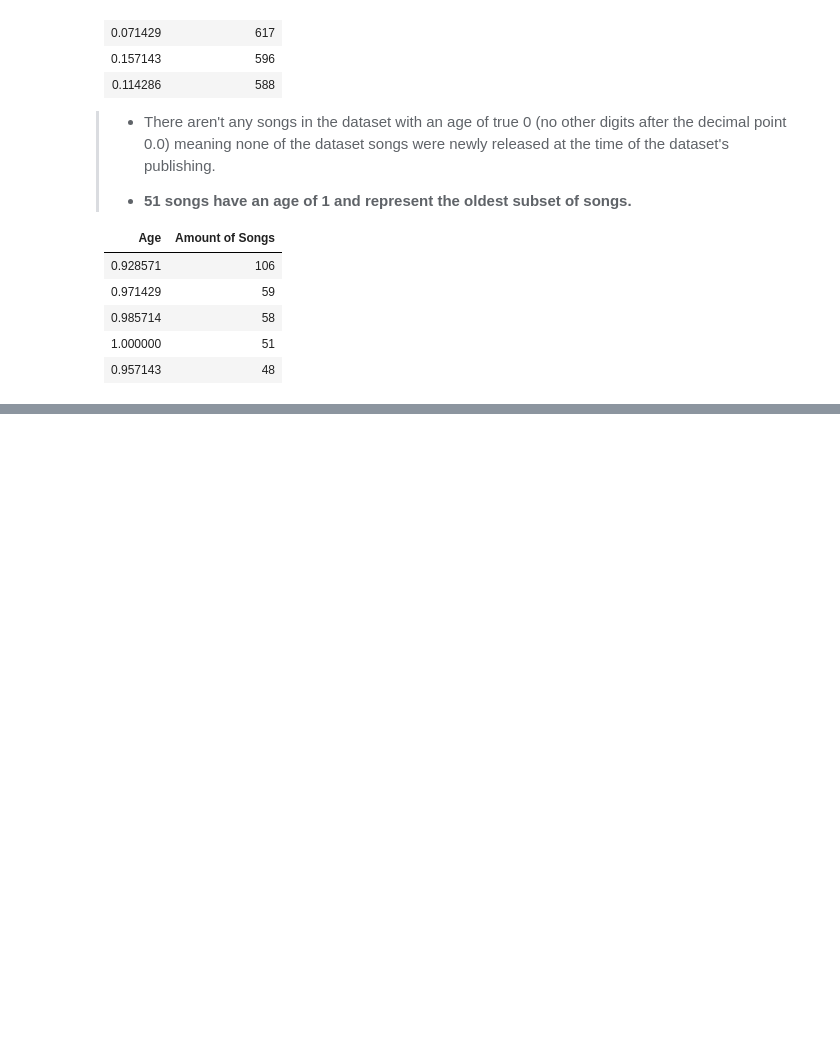
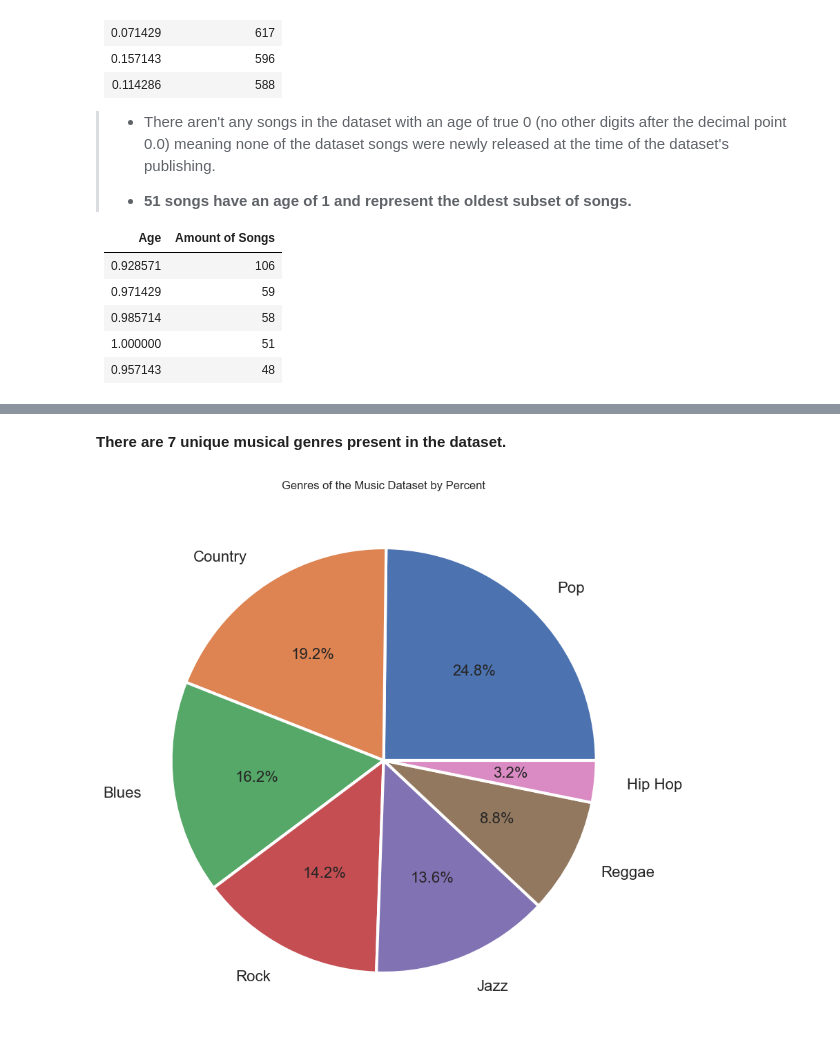
Before and after one commit to thetechleila/Music-Recommendation-Algorithm, a Jupyter notebook: EDA_music.ipynb, the cells around one changed output, grey strips where cells are left out. Saved outputs shown, nothing was run; the diff lists cells and outputs as text; code cells hidden in the pictures; blank space fills up the shorter version.

```diff
--- a/EDA_music.ipynb
+++ b/EDA_music.ipynb
@@ -315,0 +339,17 @@ ___
+# %% [markdown]
+**There are 7 unique musical genres present in the dataset.**
+# %%
+# Create a pieplot to visualize amount of genres
+
+#genre_pie = df["genre"].value_counts()
+
+
+gnames = ["Pop", "Country", "Blues", "Rock", "Jazz", "Reggae", "Hip Hop"]
+gcounts = [7038, 5444, 4603, 4032, 3844, 2497, 904]
+
+plt.figure(figsize=(10, 10))
+plt.pie(gcounts, labels=gnames, labeldistance=1.15, autopct='%1.1f%%', wedgeprops = { 'linewidth' : 3, 'edgecolor' : 'white' }, textprops={'fontsize': 16})
+plt.title("Genres of the Music Dataset by Percent")
+plt.show()
+# %% [output]
+[figure, added]
```
Also changed, not shown: parts of 5 cells of this notebook, 1 other file.
